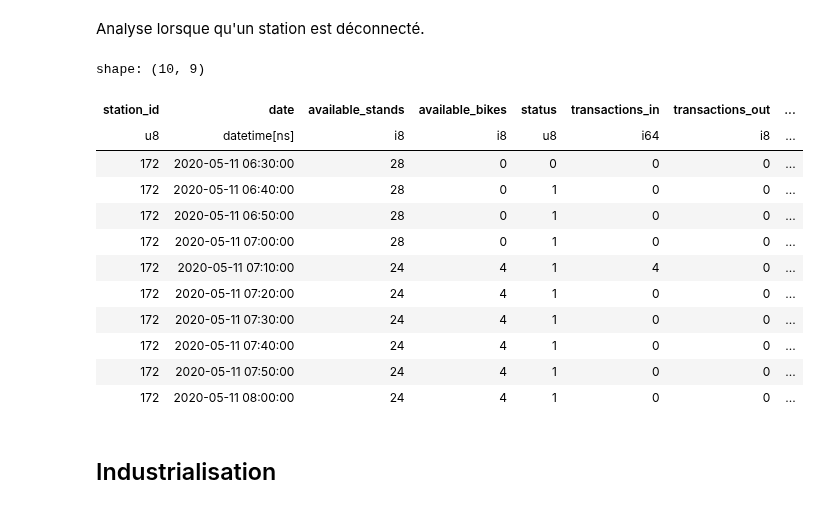
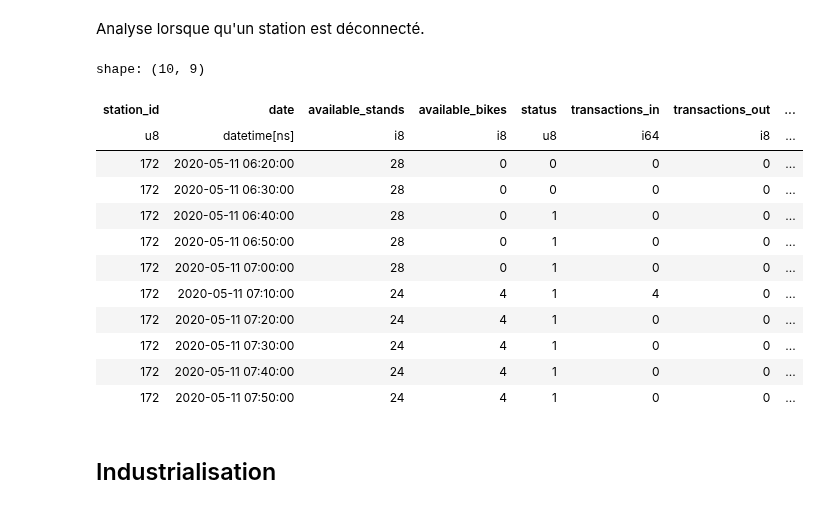
Before and after one commit to armgilles/vcub_keeper, a Jupyter notebook: notebooks/02_Features/04_consecutive_no_transactions_out #10.ipynb, the cells around one changed output. Saved outputs shown, nothing was run; the diff lists cells and outputs as text; code cells hidden in the pictures.

```diff
--- a/notebooks/02_Features/04_consecutive_no_transactions_out #10.ipynb
+++ b/notebooks/02_Features/04_consecutive_no_transactions_out #10.ipynb
@@ -135,5 +121,9 @@ ts_activity = ts_activity.with_columns(get_consecutive_no_transactions_out())
 # %% [markdown]
 Analyse des données lorsqu'il manque des données.
+# %%
+ts_activity = read_time_serie_activity(path_directory=ROOT_DATA_CLEAN)
+ts_activity = get_transactions_out(ts_activity)
+ts_activity = get_consecutive_no_transactions_out(ts_activity).collect()
 # %%
 station_id = 145
 start_date = "2018-12-29"
@@ -172,11 +162,12 @@ shape: (0, 1)
 Analyse lorsque qu'un station est déconnecté.
 # %%
 station_id = 172
-ts_activity.filter((pl.col("station_id") == station_id) & (pl.col("date") >= datetime(2020, 5, 11, 6, 30))).head(10)
+ts_activity.filter((pl.col("station_id") == station_id) & (pl.col("date") >= datetime(2020, 5, 11, 6, 20))).head(10)
 # %% [output]
 shape: (10, 9)
 | station_id | date | available_stands | available_bikes | status | transactions_in | transactions_out | ... |
 | u8 | datetime[ns] | i8 | i8 | u8 | i64 | i8 | ... |
+| 172 | 2020-05-11 06:20:00 | 28 | 0 | 0 | 0 | 0 | ... |
 | 172 | 2020-05-11 06:30:00 | 28 | 0 | 0 | 0 | 0 | ... |
 | 172 | 2020-05-11 06:40:00 | 28 | 0 | 1 | 0 | 0 | ... |
 | 172 | 2020-05-11 06:50:00 | 28 | 0 | 1 | 0 | 0 | ... |
@@ -186,7 +177,6 @@ shape: (10, 9)
 | 172 | 2020-05-11 07:30:00 | 24 | 4 | 1 | 0 | 0 | ... |
 | 172 | 2020-05-11 07:40:00 | 24 | 4 | 1 | 0 | 0 | ... |
 | 172 | 2020-05-11 07:50:00 | 24 | 4 | 1 | 0 | 0 | ... |
-| 172 | 2020-05-11 08:00:00 | 24 | 4 | 1 | 0 | 0 | ... |
 # %% [markdown]
 ## Industrialisation
 # %%
```
Also changed, not shown: parts of 18 cells of this notebook, 4 other files.
